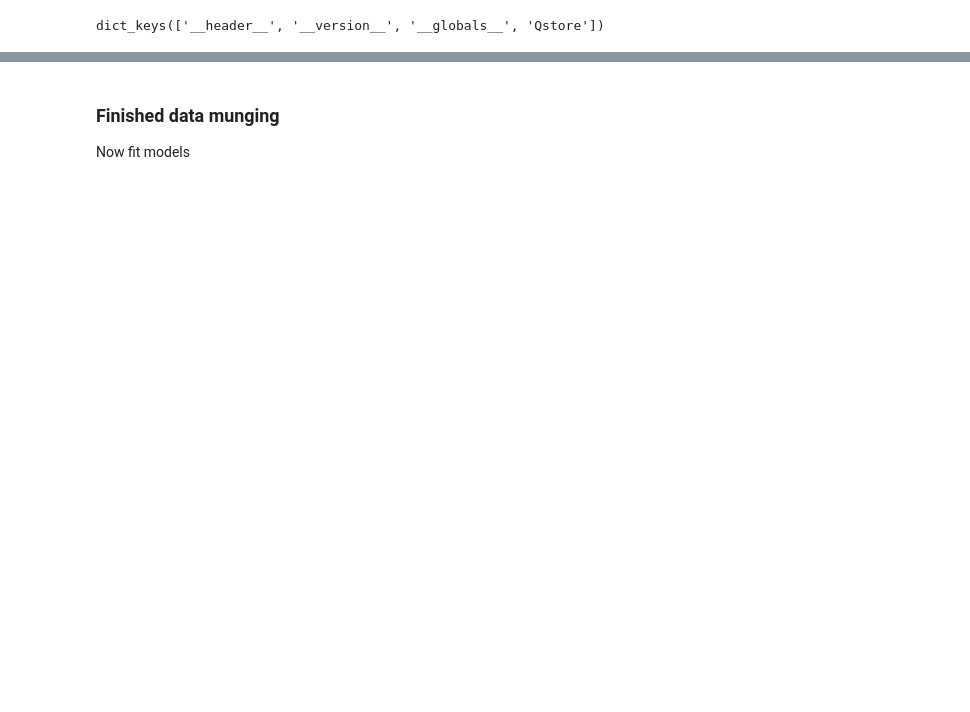
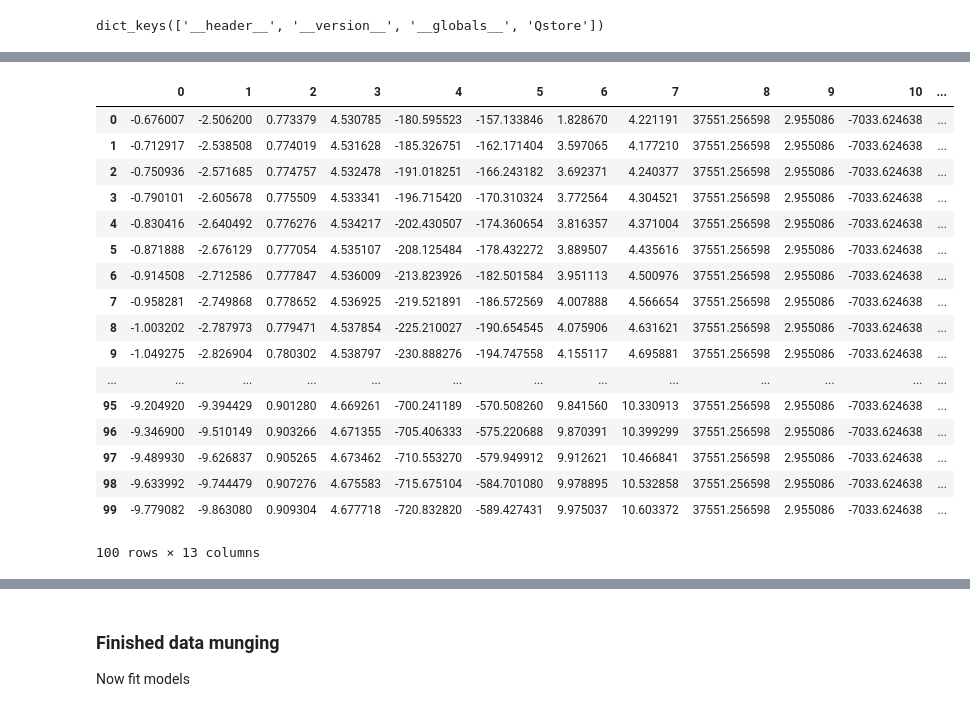
Before and after one commit to oliviatessa/MothMachineLearning, a Jupyter notebook: Train NN with large dataset.ipynb, the cells around one changed output, grey strips where cells are left out. Cells and saved outputs as stored; diff of their text form; code cells hidden in the pictures; blank space fills up the shorter version.

```diff
--- a/Train NN with large dataset.ipynb
+++ b/Train NN with large dataset.ipynb
@@ -49,0 +280,12 @@ print(dd.shape)
+# %%
+simNum = 2 # can go up to 2500
+timestep = 99 # can go up to 99
+vals = Qmat['Qstore'][timestep,0] #<-- set the array you want to access.
+keys = Qmat['Qstore'][timestep,0].dtype.descr
+keys = np.array(keys)[:, 0]
+
+# Assemble the keys and values into variables with the same name as that used in MATLAB
+for i in range(len(keys)):
+    key = keys[i]
+    val = np.squeeze(vals[key][0])  # squeeze is used to covert matlat (1,n) arrays into numpy (1,) arrays.
+    exec(key + '=val')
@@ -49,0 +300,27 @@ print(dd.shape)
+# %%
+tt = vals["bigQ"][0, simNum]
+F =  np.repeat(np.concatenate(vals["F"][0]).ravel()[simNum], 100).reshape(-1,1)
+alpha = np.repeat(np.concatenate(vals["alpha"][0]).ravel()[simNum], 100).reshape(-1,1)
+tau0 = np.repeat(np.concatenate(vals["tau0"][0]).ravel()[simNum], 100).reshape(-1,1)
+simNum_ =  np.repeat(simNum, 100).reshape(-1,1)
+timestep_ = np.repeat(timestep, 100).reshape(-1,1)
+pd.DataFrame(np.hstack([tt, F, alpha, tau0, simNum_, timestep_]))
+# %% [output]
+|  | 0 | 1 | 2 | 3 | 4 | 5 | 6 | 7 | 8 | 9 | 10 | ... |
+| 0 | -0.676007 | -2.506200 | 0.773379 | 4.530785 | -180.595523 | -157.133846 | 1.828670 | 4.221191 | 37551.256598 | 2.955086 | -7033.624638 | ... |
+| 1 | -0.712917 | -2.538508 | 0.774019 | 4.531628 | -185.326751 | -162.171404 | 3.597065 | 4.177210 | 37551.256598 | 2.955086 | -7033.624638 | ... |
+| 2 | -0.750936 | -2.571685 | 0.774757 | 4.532478 | -191.018251 | -166.243182 | 3.692371 | 4.240377 | 37551.256598 | 2.955086 | -7033.624638 | ... |
+| 3 | -0.790101 | -2.605678 | 0.775509 | 4.533341 | -196.715420 | -170.310324 | 3.772564 | 4.304521 | 37551.256598 | 2.955086 | -7033.624638 | ... |
+| 4 | -0.830416 | -2.640492 | 0.776276 | 4.534217 | -202.430507 | -174.360654 | 3.816357 | 4.371004 | 37551.256598 | 2.955086 | -7033.624638 | ... |
+| 5 | -0.871888 | -2.676129 | 0.777054 | 4.535107 | -208.125484 | -178.432272 | 3.889507 | 4.435616 | 37551.256598 | 2.955086 | -7033.624638 | ... |
+| 6 | -0.914508 | -2.712586 | 0.777847 | 4.536009 | -213.823926 | -182.501584 | 3.951113 | 4.500976 | 37551.256598 | 2.955086 | -7033.624638 | ... |
+| 7 | -0.958281 | -2.749868 | 0.778652 | 4.536925 | -219.521891 | -186.572569 | 4.007888 | 4.566654 | 37551.256598 | 2.955086 | -7033.624638 | ... |
+| 8 | -1.003202 | -2.787973 | 0.779471 | 4.537854 | -225.210027 | -190.654545 | 4.075906 | 4.631621 | 37551.256598 | 2.955086 | -7033.624638 | ... |
+| 9 | -1.049275 | -2.826904 | 0.780302 | 4.538797 | -230.888276 | -194.747558 | 4.155117 | 4.695881 | 37551.256598 | 2.955086 | -7033.624638 | ... |
+| ... | ... | ... | ... | ... | ... | ... | ... | ... | ... | ... | ... | ... |
+| 95 | -9.204920 | -9.394429 | 0.901280 | 4.669261 | -700.241189 | -570.508260 | 9.841560 | 10.330913 | 37551.256598 | 2.955086 | -7033.624638 | ... |
+| 96 | -9.346900 | -9.510149 | 0.903266 | 4.671355 | -705.406333 | -575.220688 | 9.870391 | 10.399299 | 37551.256598 | 2.955086 | -7033.624638 | ... |
+| 97 | -9.489930 | -9.626837 | 0.905265 | 4.673462 | -710.553270 | -579.949912 | 9.912621 | 10.466841 | 37551.256598 | 2.955086 | -7033.624638 | ... |
+| 98 | -9.633992 | -9.744479 | 0.907276 | 4.675583 | -715.675104 | -584.701080 | 9.978895 | 10.532858 | 37551.256598 | 2.955086 | -7033.624638 | ... |
+| 99 | -9.779082 | -9.863080 | 0.909304 | 4.677718 | -720.832820 | -589.427431 | 9.975037 | 10.603372 | 37551.256598 | 2.955086 | -7033.624638 | ... |
+100 rows × 13 columns
```
Also changed, not shown: parts of 66 cells of this notebook, 2 other files.
